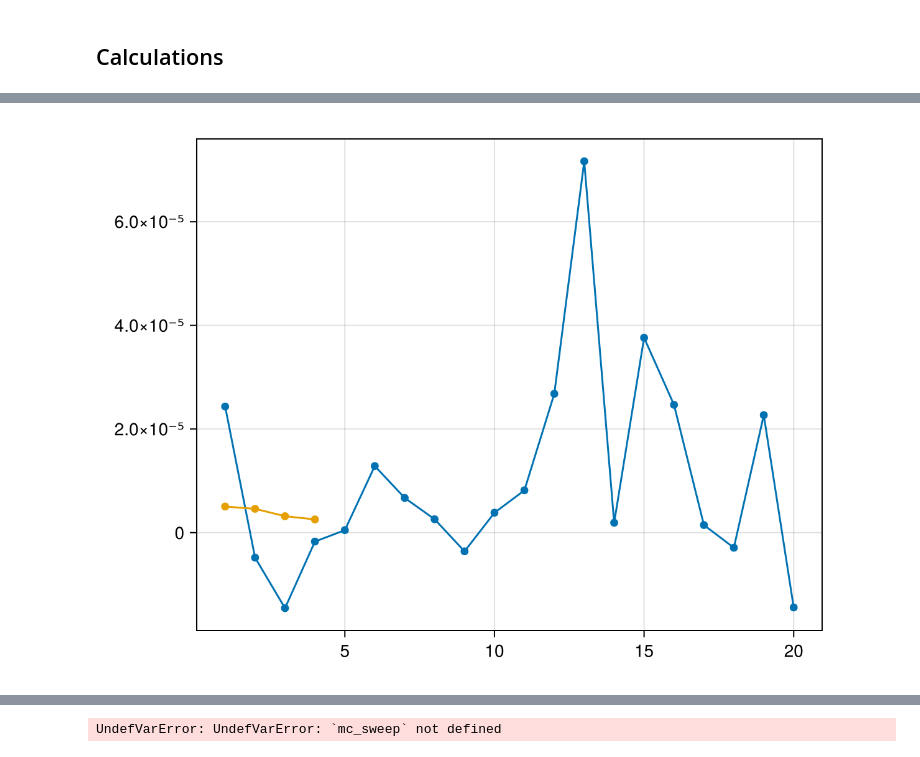
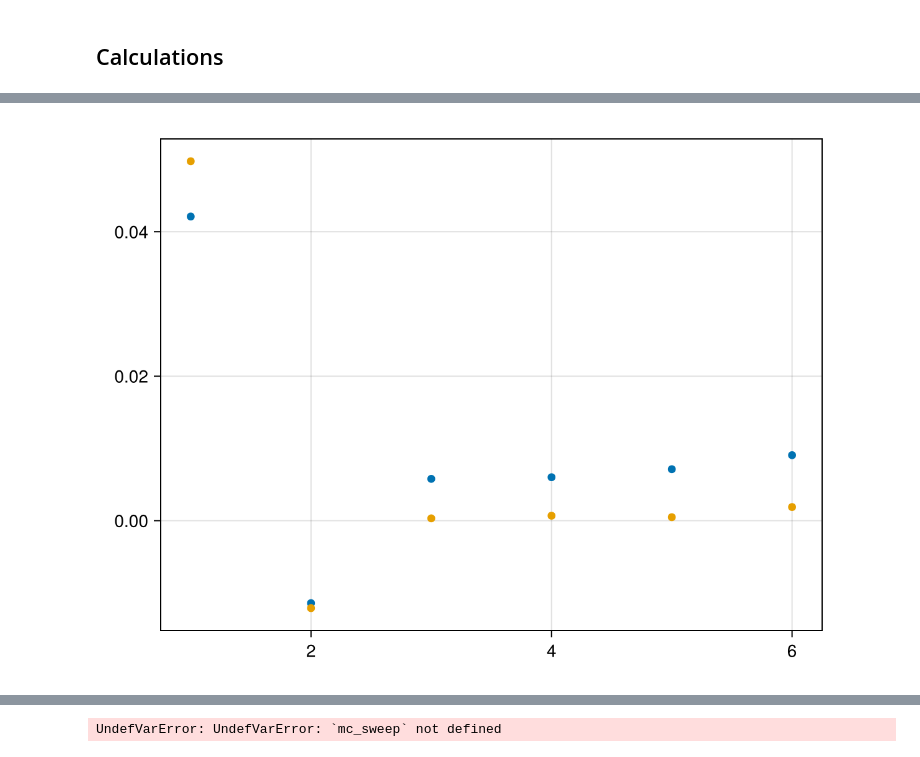
Before and after one commit to fernandopenaranda/LMC, a Jupyter notebook: src/Paper/Figure_TBG.ipynb, the cells around one changed output, grey strips where cells are left out. Cells and saved outputs as stored; diff of their text form; code cells hidden in the pictures.

```diff
--- a/src/Paper/Figure_TBG.ipynb
+++ b/src/Paper/Figure_TBG.ipynb
@@ -96,8 +136,8 @@ it = argmin(abs.(s.ns .- νval))
 # %%
-# fig = Figure()
-# ax = Axis(fig[1,1])
-lines!(ax,  [v for v in vorbs[2]] )
-scatter!(ax,  [v for v in vorbs[2]] )
+fig = Figure()
+ax = Axis(fig[1,1])
+scatter!(ax,  vvp)
+scatter!(ax,  vqah)
 fig
 # %% [output]
-[figure, old version]
+[figure, new version]
```
Also changed, not shown: parts of 11 cells of this notebook, 6 other files.
